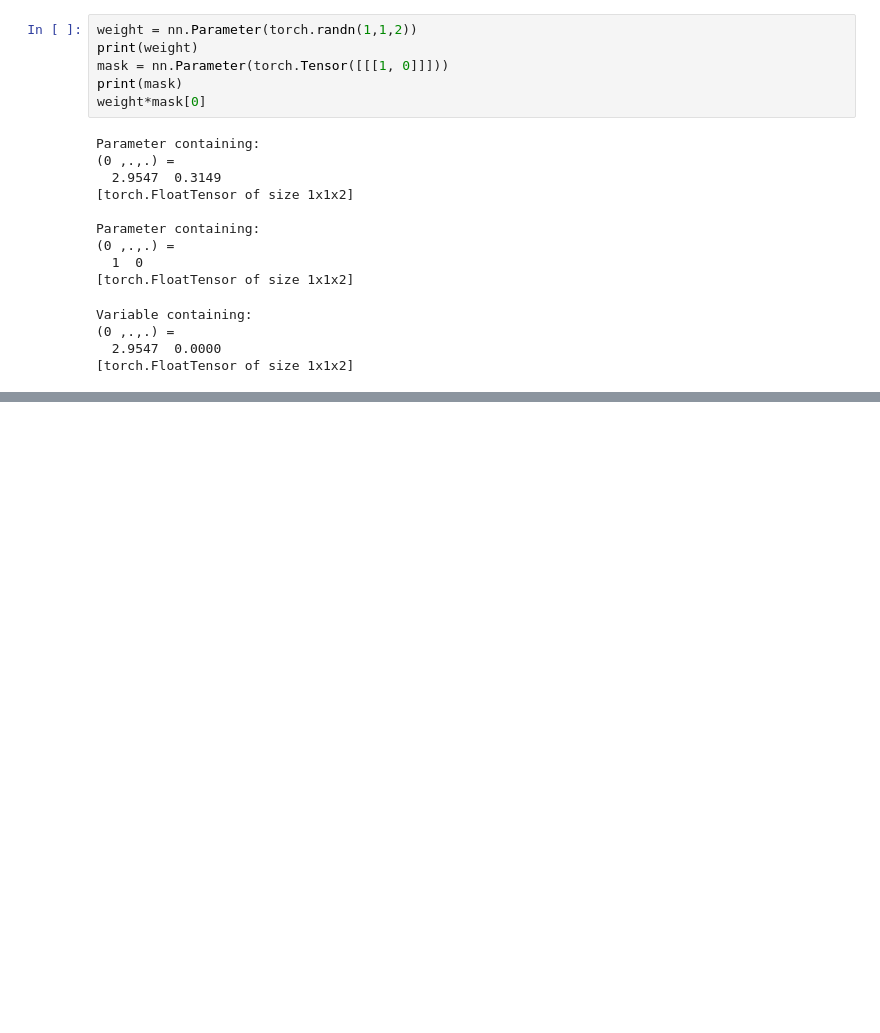
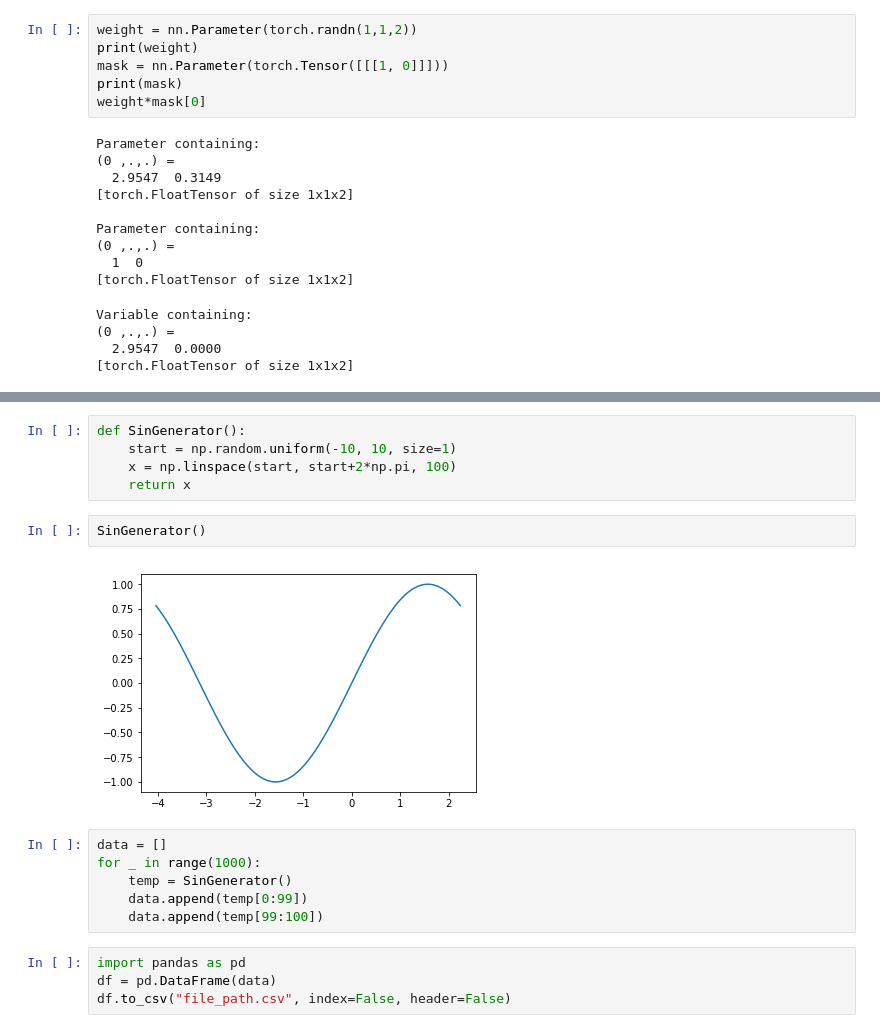
Before and after one commit to RiccardoGrin/WaveNet_Pytorch, a Jupyter notebook: Causal_Network.ipynb, the cells around one changed output, grey strips where cells are left out. Drawn from its saved outputs; the diff is of its cells as text; blank space fills up the shorter version.

Commit message:
generated and saved sine data to csv

```diff
--- a/Causal_Network.ipynb
+++ b/Causal_Network.ipynb
@@ -118,0 +136,19 @@ Variable containing:
+# %%
+def SinGenerator():
+    start = np.random.uniform(-10, 10, size=1)
+    x = np.linspace(start, start+2*np.pi, 100)
+    return x
+# %%
+SinGenerator()
+# %% [output]
+[figure, added]
+# %%
+data = []
+for _ in range(1000):
+    temp = SinGenerator()
+    data.append(temp[0:99])
+    data.append(temp[99:100])
+# %%
+import pandas as pd
+df = pd.DataFrame(data)
+df.to_csv("file_path.csv", index=False, header=False)
```
Also changed, not shown: parts of 2 cells of this notebook.
